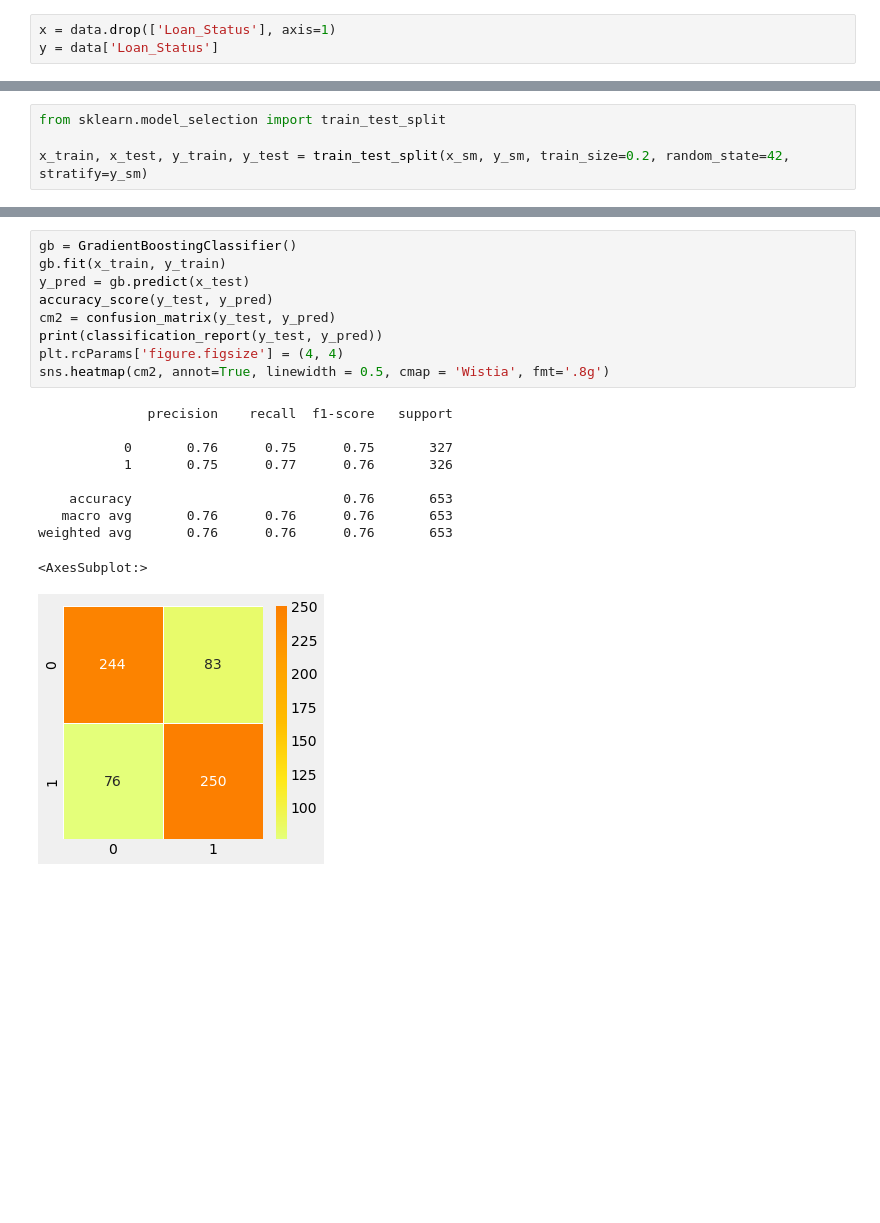
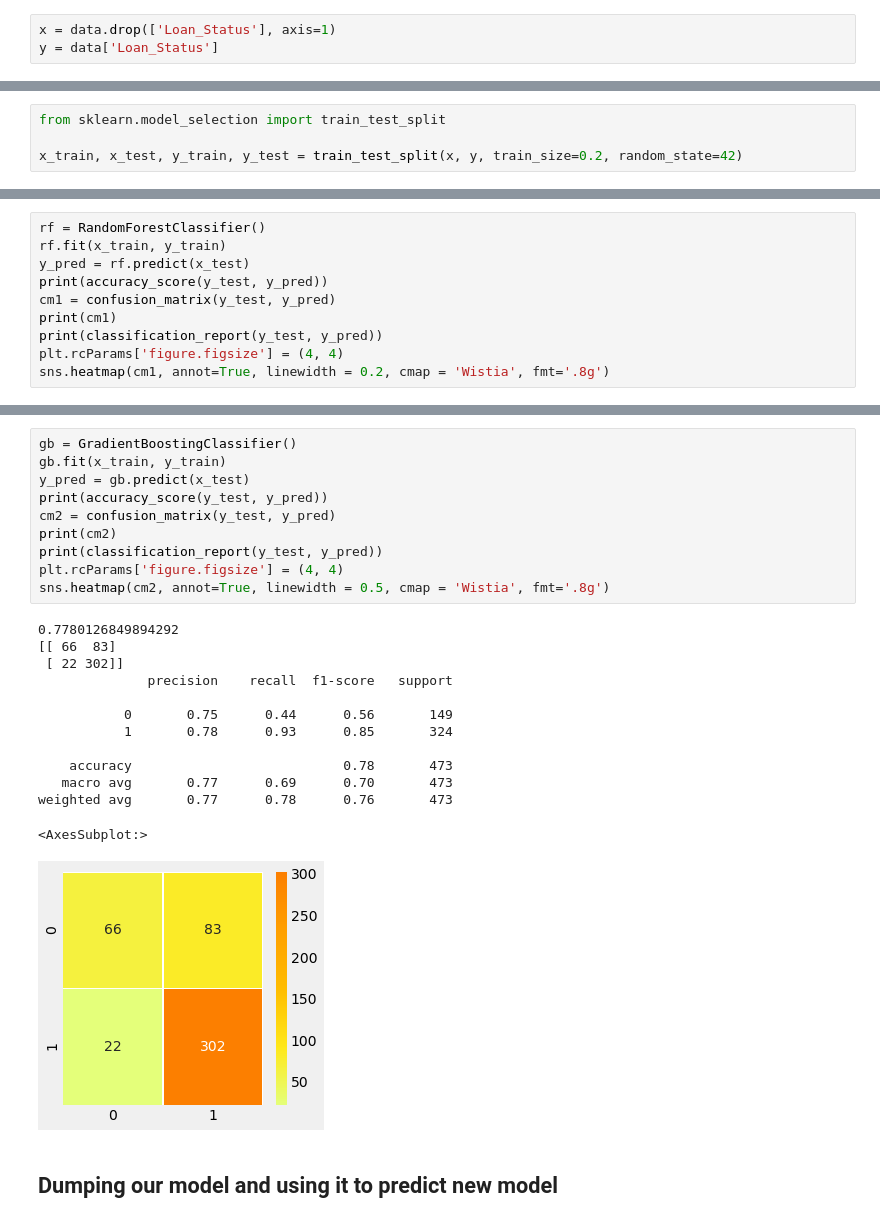
Before and after one commit to olanix2002/Loan_status_prediction, a Jupyter notebook: Loan status prediction.ipynb, the cells around one changed output, grey strips where cells are left out. Saved outputs shown, nothing was run; the diff lists cells and outputs as text; blank space fills up the shorter version.

```diff
--- a/Loan status prediction.ipynb
+++ b/Loan status prediction.ipynb
@@ -328,7 +332,7 @@ Name: Loan_Status, dtype: int64
 # %%
 from sklearn.model_selection import train_test_split
 
-x_train, x_test, y_train, y_test = train_test_split(x_sm, y_sm, train_size=0.2, random_state=42, stratify=y_sm)
+x_train, x_test, y_train, y_test = train_test_split(x, y, train_size=0.2, random_state=42)
 # %%
 print('LogisticRegression', cross_val_score(LogisticRegression(), x_train, y_train))
 print("SVC", cross_val_score(SVC(), x_train, y_train))
@@ -341,0 +346,10 @@ GradientBoostingClassifier [0.72727273 0.75757576 0.81818182 0.65625    0.625
+# %%
+rf = RandomForestClassifier()
+rf.fit(x_train, y_train)
+y_pred = rf.predict(x_test)
+print(accuracy_score(y_test, y_pred))
+cm1 = confusion_matrix(y_test, y_pred)
+print(cm1)
+print(classification_report(y_test, y_pred))
+plt.rcParams['figure.figsize'] = (4, 4)
+sns.heatmap(cm1, annot=True, linewidth = 0.2, cmap = 'Wistia', fmt='.8g')
@@ -362,21 +390,27 @@ weighted avg       0.77      0.77      0.77       653
 # %%
 gb = GradientBoostingClassifier()
 gb.fit(x_train, y_train)
 y_pred = gb.predict(x_test)
-accuracy_score(y_test, y_pred)
+print(accuracy_score(y_test, y_pred))
 cm2 = confusion_matrix(y_test, y_pred)
+print(cm2)
 print(classification_report(y_test, y_pred))
 plt.rcParams['figure.figsize'] = (4, 4)
 sns.heatmap(cm2, annot=True, linewidth = 0.5, cmap = 'Wistia', fmt='.8g')
 # %% [output]
+0.7780126849894292
+[[ 66  83]
+ [ 22 302]]
               precision    recall  f1-score   support
 
-           0       0.76      0.75      0.75       327
-           1       0.75      0.77      0.76       326
+           0       0.75      0.44      0.56       149
+           1       0.78      0.93      0.85       324
 
-    accuracy                           0.76       653
-   macro avg       0.76      0.76      0.76       653
-weighted avg       0.76      0.76      0.76       653
+    accuracy                           0.78       473
+   macro avg       0.77      0.69      0.70       473
+weighted avg       0.77      0.78      0.76       473
 <AxesSubplot:>
-[figure, old version]
+[figure, new version]
+# %% [markdown]
+## Dumping our model and using it to predict new model
 # %%
```
Also changed, not shown: parts of 20 cells of this notebook, 4 other files.
